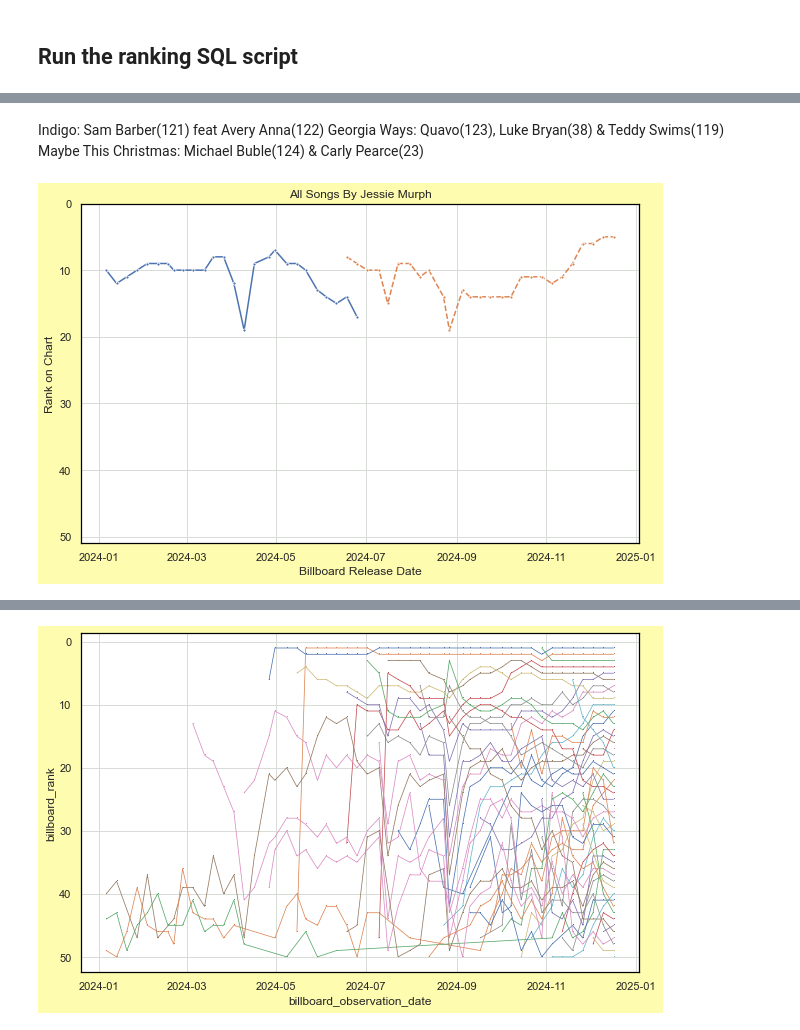
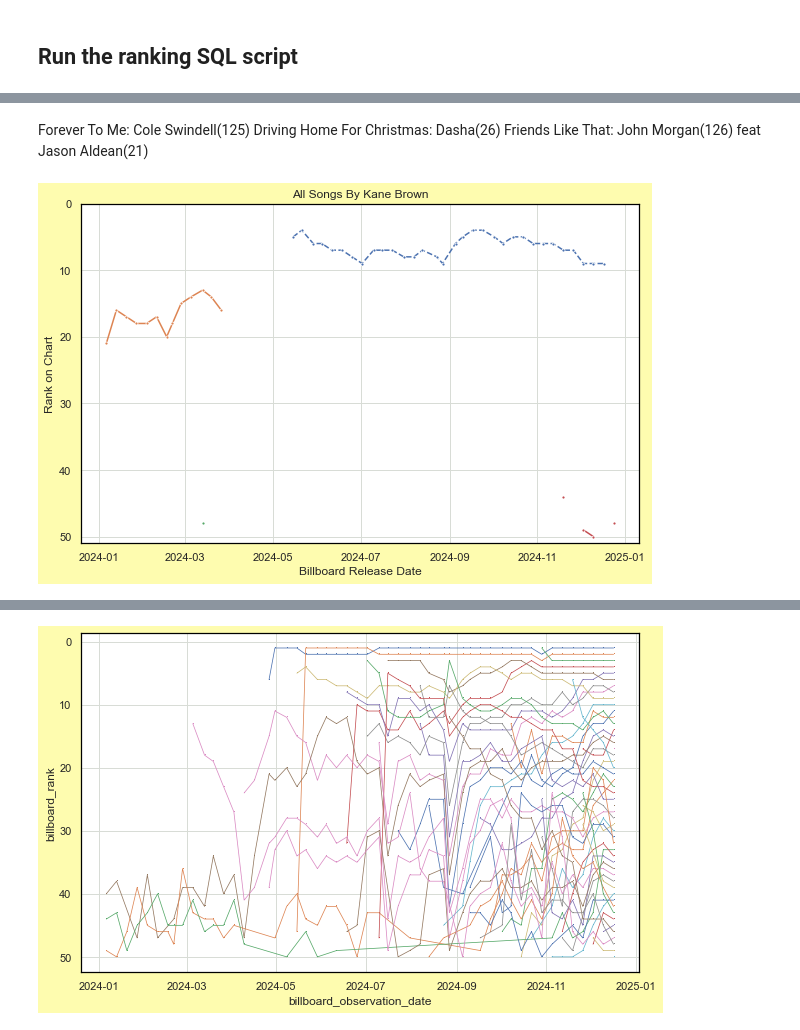
Before and after one commit to jwmanahan/billboard, a Jupyter notebook: add_new_week.ipynb, the cells around one changed output, grey strips where cells are left out. Drawn from its saved outputs; the diff is of its cells as text; code cells hidden in the pictures.

```diff
--- a/add_new_week.ipynb
+++ b/add_new_week.ipynb
@@ -693,45 +748,51 @@ Zach Bryan       2
 Zach Top         2
 Name: song_id, dtype: int64
 # %% [markdown]
-Indigo: Sam Barber(121) feat Avery Anna(122)
-Georgia Ways: Quavo(123), Luke Bryan(38) & Teddy Swims(119)
-Maybe This Christmas: Michael Buble(124) & Carly Pearce(23)
+Forever To Me: Cole Swindell(125)
+Driving Home For Christmas: Dasha(26)
+Friends Like That: John Morgan(126) feat Jason Aldean(21)
 # %%
 # For now, manual artist name selection
 # TODO: Create charts for every artist on this week's chart at once
-artist_name = 'Jessie Murph' # TODO: use artist ID, but label with artist_name
+artist_name = 'Kane Brown' # TODO: use artist ID, but label with artist_name
 
 df_weeks_this_artist = df_weeks_for_artist.query(
     f"artist_name == '{artist_name}'"
 )
+
+if df_weeks_this_artist['artist_id'].count() > 1:
+    this_artist_id = input("Please input artist ID for differentiation")
+    df_weeks_this_artist[
+        df_weeks_this_artist[artist_id] == this_artist_id
+    ]
 
 sns.color_palette('Paired') # TOFIX
 for _, row in df_weeks_this_artist.pivot( # TODO no pivot to support legend in char 'song_name'
     index = 'song_id'
     , columns = 'billboard_observation_date' #TODO: weeks ago
     , values = 'billboard_rank'
 ).fillna(
     np.inf # suppresses only if a different song is on the chart that week
 ).iterrows():
     graph = sns.lineplot(
         data = row
         , linestyle = credit_type_to_linestyle[
             df_weeks_this_artist[
                 df_weeks_this_artist['song_id'] == row.name
             ].groupby('relationship_type').count().iloc[0].name
         ]
         , marker = '.'
     )
 
 graph.set(
     title = f'All Songs By {artist_name}'
     , xlabel = 'Billboard Release Date' # Really observation date (for now)
     , ylabel = 'Rank on Chart'
     , ylim = [0, 51]
 )
 graph.axes.invert_yaxis()
 # %% [output]
-[figure, old version]
+[figure, new version]
 # %%
 # TODO: Set comparison_observation_date as num weeks back, not specific date
 current_observation_date = billboard_observation_date
```
Also changed, not shown: parts of 28 cells of this notebook, 5 other files.
